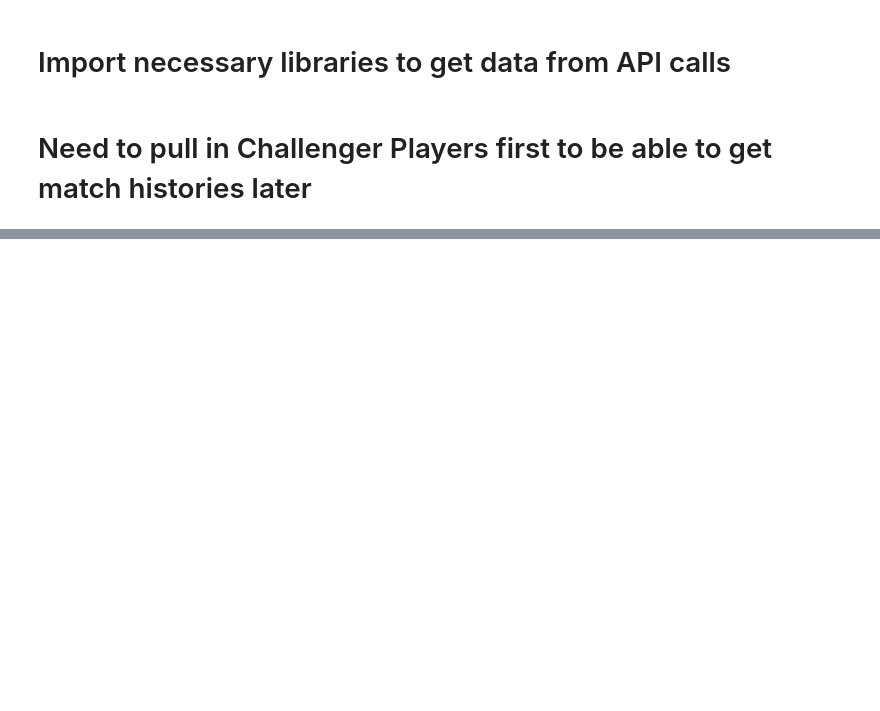
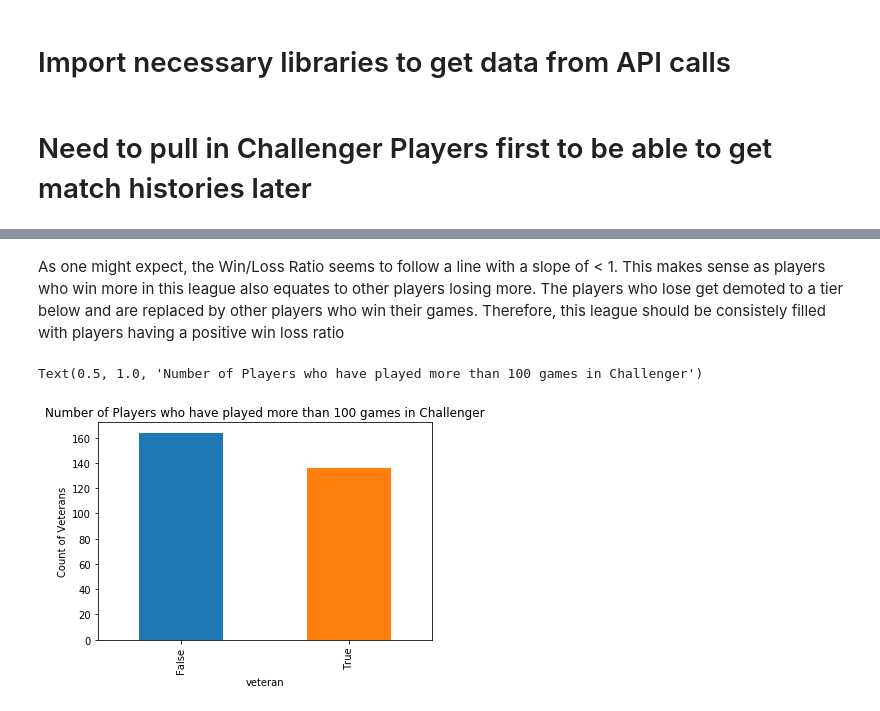
Before and after one commit to hiowatah/Analysis-of-Qiyana-LoL, a Jupyter notebook: API Call/API Call.ipynb, the cells around one changed output, grey strips where cells are left out. Cells and saved outputs as stored; diff of their text form; code cells hidden in the pictures; blank space fills up the shorter version.

```diff
--- a/API Call/API Call.ipynb
+++ b/API Call/API Call.ipynb
@@ -28,0 +38,9 @@ df.tail()
+# %% [markdown]
+As one might expect, the Win/Loss Ratio seems to follow a line with a slope of < 1. This makes sense as players who win more in this league also equates to other players losing more. The players who lose get demoted to a tier below and are replaced by other players who win their games. Therefore, this league should be consistely filled with players having a positive win loss ratio
+# %%
+df.groupby('veteran').count()['losses'].plot(kind = 'bar')
+plt.ylabel('Count of Veterans')
+plt.title('Number of Players who have played more than 100 games in Challenger')
+# %% [output]
+Text(0.5, 1.0, 'Number of Players who have played more than 100 games in Challenger')
+[figure, added]
```
Also changed, not shown: parts of 12 cells of this notebook, 2 other files.
